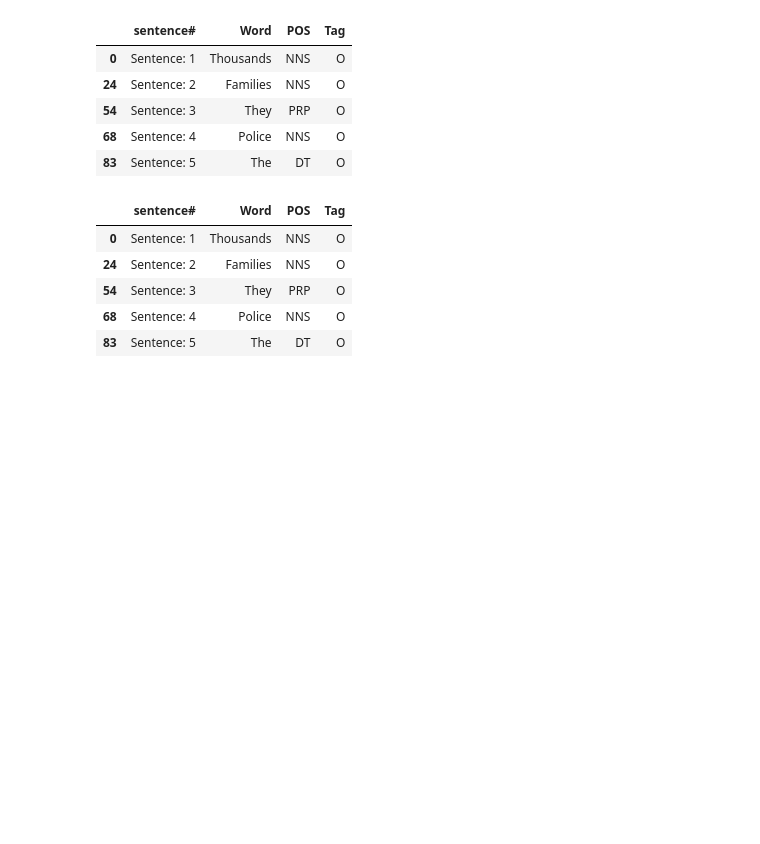
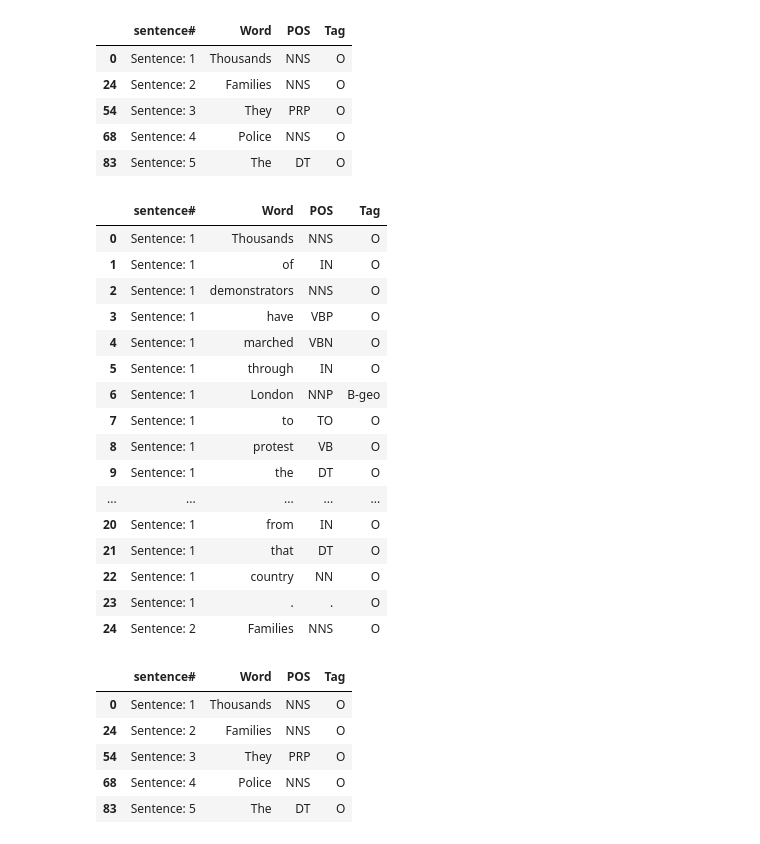
Before and after one commit to Hanley-ABC/MachineLearning, a Jupyter notebook: code/CRF/CRF_NER.ipynb, the cells around one changed output. Drawn from its saved outputs; the diff is of its cells as text; code cells hidden in the pictures; blank space fills up the shorter version.

```diff
--- a/code/CRF/CRF_NER.ipynb
+++ b/code/CRF/CRF_NER.ipynb
@@ -74,3 +80,23 @@ data.head()
+# %%
+df.head(25)
+# %% [output]
+|  | sentence# | Word | POS | Tag |
+| 0 | Sentence: 1 | Thousands | NNS | O |
+| 1 | Sentence: 1 | of | IN | O |
+| 2 | Sentence: 1 | demonstrators | NNS | O |
+| 3 | Sentence: 1 | have | VBP | O |
+| 4 | Sentence: 1 | marched | VBN | O |
+| 5 | Sentence: 1 | through | IN | O |
+| 6 | Sentence: 1 | London | NNP | B-geo |
+| 7 | Sentence: 1 | to | TO | O |
+| 8 | Sentence: 1 | protest | VB | O |
+| 9 | Sentence: 1 | the | DT | O |
+| ... | ... | ... | ... | ... |
+| 20 | Sentence: 1 | from | IN | O |
+| 21 | Sentence: 1 | that | DT | O |
+| 22 | Sentence: 1 | country | NN | O |
+| 23 | Sentence: 1 | . | . | O |
+| 24 | Sentence: 2 | Families | NNS | O |
 # %%
 class getsentence(object):
     def __init__(self, data):
```
Also changed, not shown: parts of 39 cells of this notebook.
